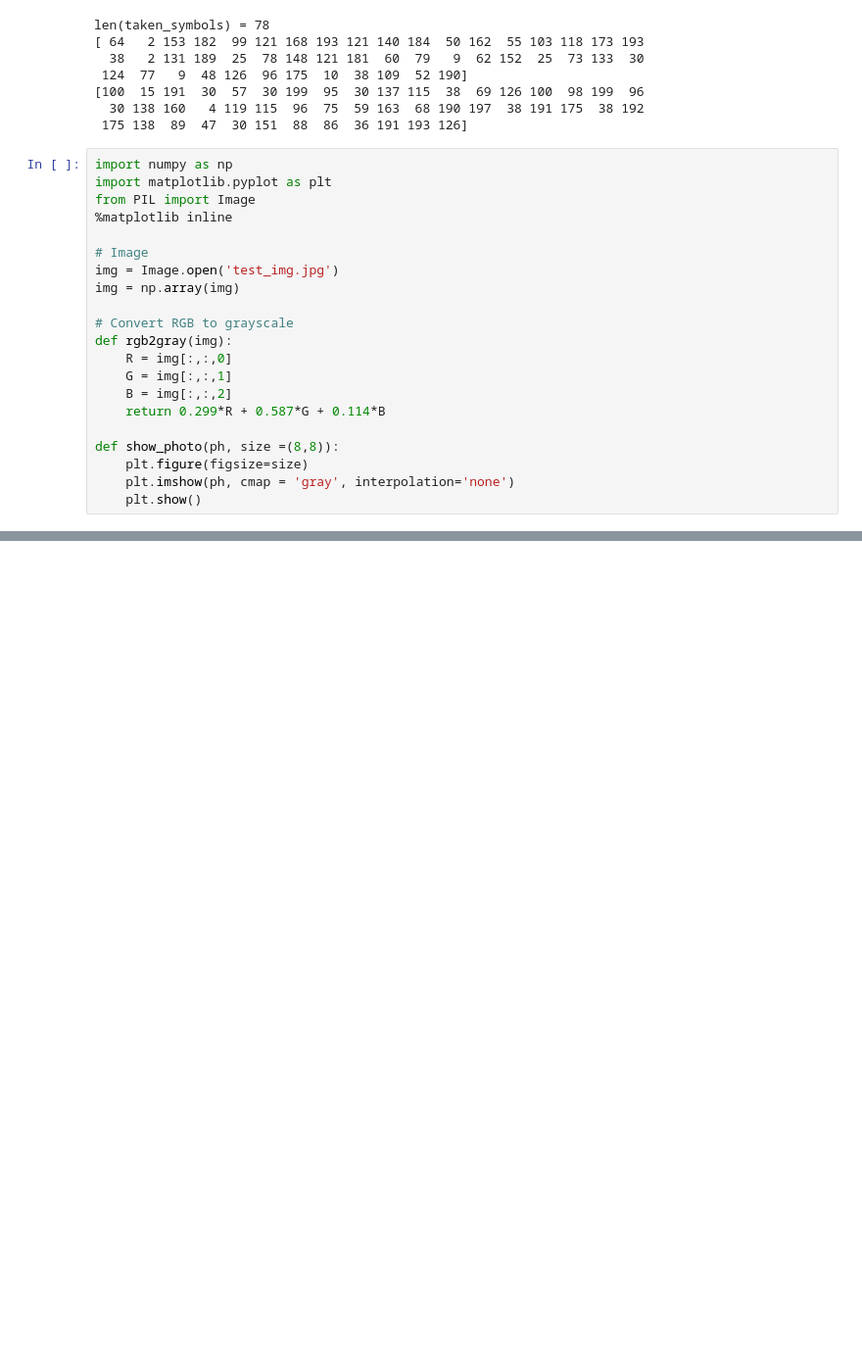
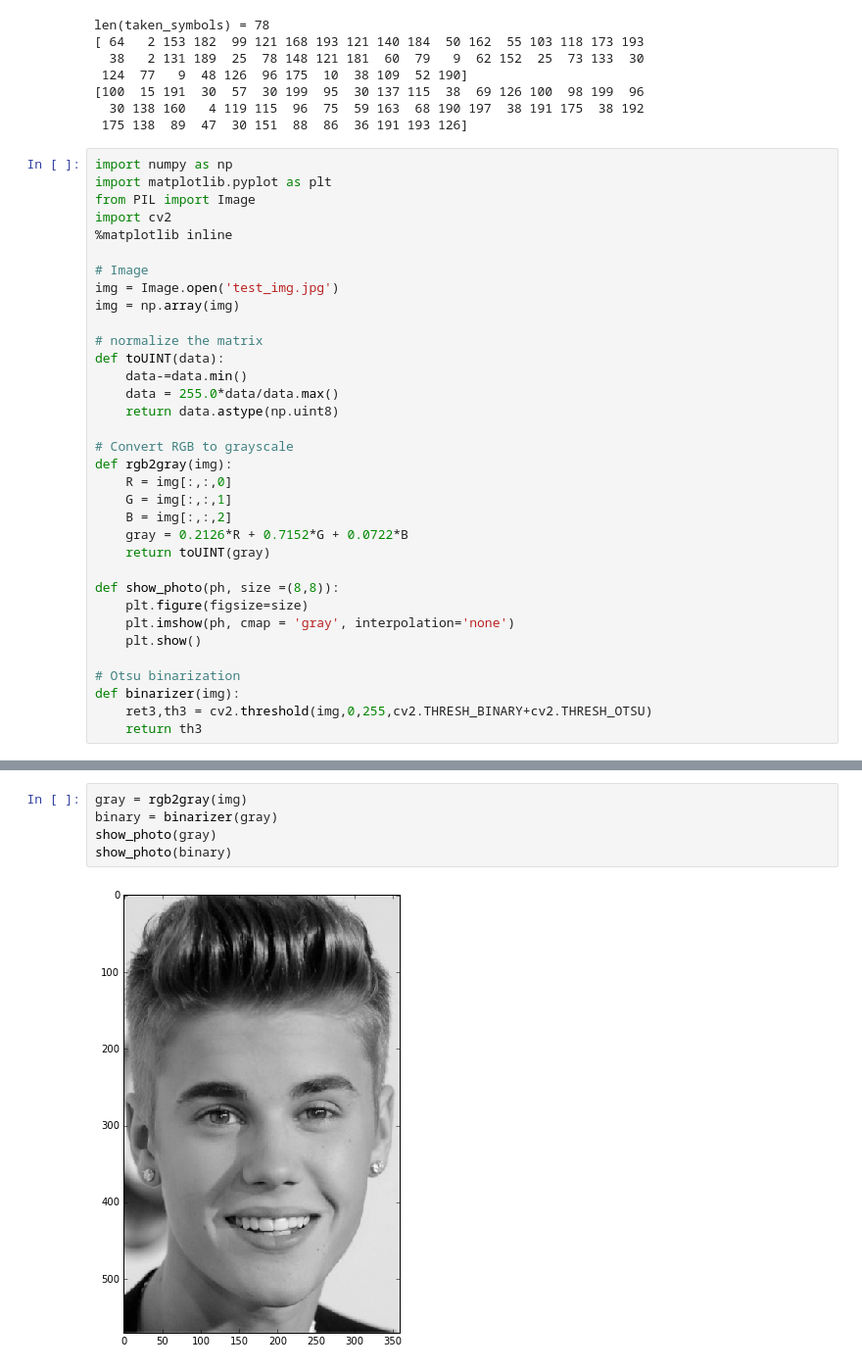
Before and after one commit to max777alex/image-to-ascii, a Jupyter notebook: project.ipynb, the cells around one changed output, grey strips where cells are left out. Shown at 98% size. Drawn from its saved outputs; the diff is of its cells as text; blank space fills up the shorter version.

Commit message:
rgb2gray added, binarizaer added

```diff
--- a/project.ipynb
+++ b/project.ipynb
@@ -92,20 +92,33 @@ len(taken_symbols) = 78
 import numpy as np
 import matplotlib.pyplot as plt
 from PIL import Image
+import cv2
 %matplotlib inline
 
 # Image
 img = Image.open('test_img.jpg')
 img = np.array(img)
 
+# normalize the matrix
+def toUINT(data):
+    data-=data.min()
+    data = 255.0*data/data.max()
+    return data.astype(np.uint8)
+
 # Convert RGB to grayscale
 def rgb2gray(img):
     R = img[:,:,0]
     G = img[:,:,1]
     B = img[:,:,2]
-    return 0.299*R + 0.587*G + 0.114*B
+    gray = 0.2126*R + 0.7152*G + 0.0722*B
+    return toUINT(gray)
 
 def show_photo(ph, size =(8,8)):
     plt.figure(figsize=size)
     plt.imshow(ph, cmap = 'gray', interpolation='none')
     plt.show()
+
+# Otsu binarization
+def binarizer(img):
+    ret3,th3 = cv2.threshold(img,0,255,cv2.THRESH_BINARY+cv2.THRESH_OTSU)
+    return th3
@@ -119,0 +125,7 @@ a.shape
+# %%
+gray = rgb2gray(img)
+binary = binarizer(gray)
+show_photo(gray)
+show_photo(binary)
+# %% [output]
+[figure, added]
```
Also changed, not shown: parts of 3 cells of this notebook.
